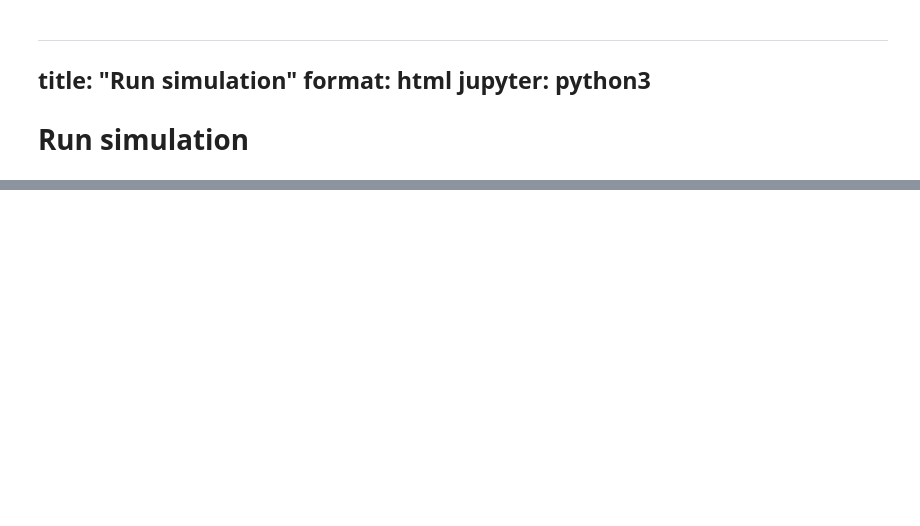
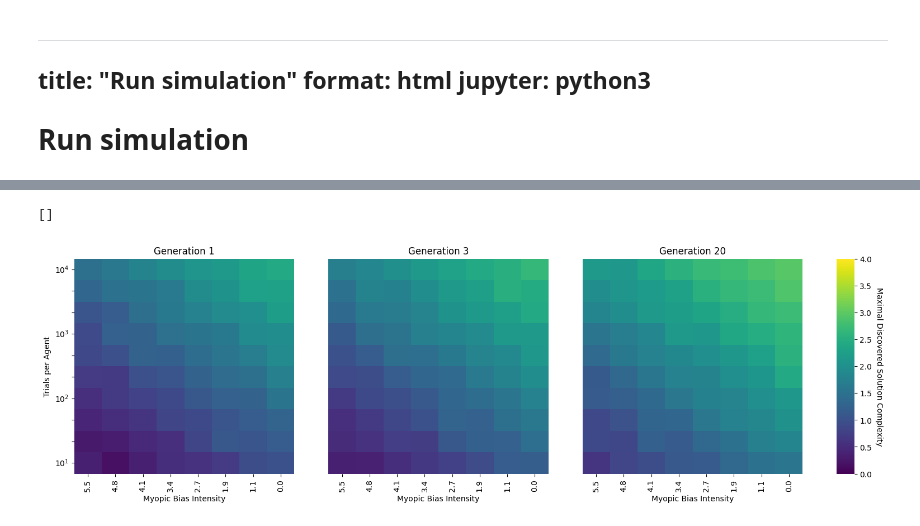
Before and after one commit to center-for-humans-and-machines/reward-network-iii, a Jupyter notebook: abm/abm_v2.ipynb, the cells around one changed output, grey strips where cells are left out. Drawn from its saved outputs; the diff is of its cells as text; code cells hidden in the pictures; blank space fills up the shorter version.

Commit message:
Update figure.

```diff
--- a/abm/abm_v2.ipynb
+++ b/abm/abm_v2.ipynb
@@ -14,16 +14,16 @@ import seaborn as sns
 from array_to_df import using_multiindex
 
 
-SKIP_SIMULATION = True
-SKIP_HM_SIMULATION = True
-SKIP_HM_N_TEACHER = True
+SKIP_SIMULATION = False
+SKIP_HM_SIMULATION = False
+SKIP_HM_N_TEACHER = False
 
-R = 10
+R = 20
 
-R_myopic = 1400  # Base reward for myopic solution
-R_optimal = 2200  # Base reward for optimal solution
-R_random = 600  # Base reward for random solutions
-sigma = 200  # Standard deviation for Gaussian noise
+R_myopic = 0.5  # Base reward for myopic solution
+R_optimal = 1  # Base reward for optimal solution
+R_random = 0  # Base reward for random solutions
+sigma = 0.2
 # %%
 def grid_dict(params):
     keys = list(params)
@@ -143,9 +166,9 @@ def run_simulation(d, G, N_gen, N_mach, K_demo):
 # %%
 # How does exploration horizon and bias discover rate of optimal solution
 
-N_gen = 100  # Number of agents per generation
+N_gen = 20  # Number of agents per generation
 N_mach = 0  # Number of machines
-G = 100
+G = 20
 K_demo = 10
 
 K_human = np.logspace(1, 4, 10, base=10, endpoint=True).astype(int)
@@ -163,6 +186,7 @@ d_optimal_log_ = np.linspace(0, -6, 10)
 
 lambda_ = [0.9]  # Social learning rate
 conditions = ['human']
+tau = [0.1]
 
 
 grid_d = {
@@ -177,6 +201,7 @@ grid_d = {
     'K_human': K_human,
     'K_machine': K_machine,
     'q_opt_machine': q_opt_machine,
+    'tau': tau,
 }
 
 d = grid_dict(grid_d)
@@ -191,3 +216,5 @@ if not SKIP_SIMULATION:
         }
     ).sort_index()
     df_agg.to_parquet('../data/abm_v2/bias_discoverability.parquet')
+else:
+    df_agg = pd.read_parquet('../data/abm_v2/bias_discoverability.parquet')
@@ -210,8 +251,8 @@ fig, axs = plt.subplots(1, 4, figsize=(18, 5), gridspec_kw={"width_ratios": [1,
 
 
 hm = sns.heatmap(m.loc[0], ax=axs[0], cbar=False, cmap='viridis', vmin=0, vmax=4)
-hm = sns.heatmap(m.loc[9], ax=axs[1], cbar=False, cmap='viridis', vmin=0, vmax=4)
-hm = sns.heatmap(m.loc[99], ax=axs[2], cbar=False, cmap='viridis', vmin=0, vmax=4)
+hm = sns.heatmap(m.loc[2], ax=axs[1], cbar=False, cmap='viridis', vmin=0, vmax=4)
+hm = sns.heatmap(m.loc[19], ax=axs[2], cbar=False, cmap='viridis', vmin=0, vmax=4)
 
 # Put the colorbar in its own (fourth) axis so all three heatmaps have equal size
 cbar = hm.figure.colorbar(hm.collections[0], cax=axs[3])
@@ -226,35 +267,38 @@ axs[1].set_ylabel('')
 axs[2].set_ylabel('')
 
 axs[0].set_xlabel('Myopic Bias Intensity')
 axs[1].set_xlabel('Myopic Bias Intensity')
 axs[2].set_xlabel('Myopic Bias Intensity')
 
 
 # Format the y-ticks (one significant digit)
 yvals = m.loc[0].index.values
 mask = np.isclose(np.log10(yvals) % 1, 0)
 axs[0].set_yticklabels([rf"$10^{int(np.log10(v))}$" if m else '' for v,m in zip(yvals, mask)])
 
 # Remove tick labels for plot 2 and 3
 axs[1].set_yticks([])
 axs[2].set_yticks([])
 
 # Format the x-ticks (one significant digit)
 tick_labels = [f"{x:.1f}" for x in m.columns]
 # axs[0].set_xticks(rm1.columns)
 axs[0].set_xticklabels(tick_labels)
 # axs[1].set_xticks(rm1.columns)
 axs[1].set_xticklabels(tick_labels)
 # axs[2].set_xticks(rm1.columns)
 axs[2].set_xticklabels(tick_labels)
 
 axs[0].set_title('Generation 1')
-axs[1].set_title('Generation 10')
-axs[2].set_title('Generation 100')
+axs[1].set_title('Generation 3')
+axs[2].set_title('Generation 20')
 
 # Hide ticks and labels on the colorbar axis except for the bar itself
 axs[3].set_yticklabels(axs[3].get_yticklabels())  # keep colorbar tick labels
 axs[3].set_xticks([])
+# %% [output]
+[]
+[figure, added]
 # %%
 dd_values = [0, 2, 4, 6]
 
```
Also changed, not shown: parts of 19 cells of this notebook.
